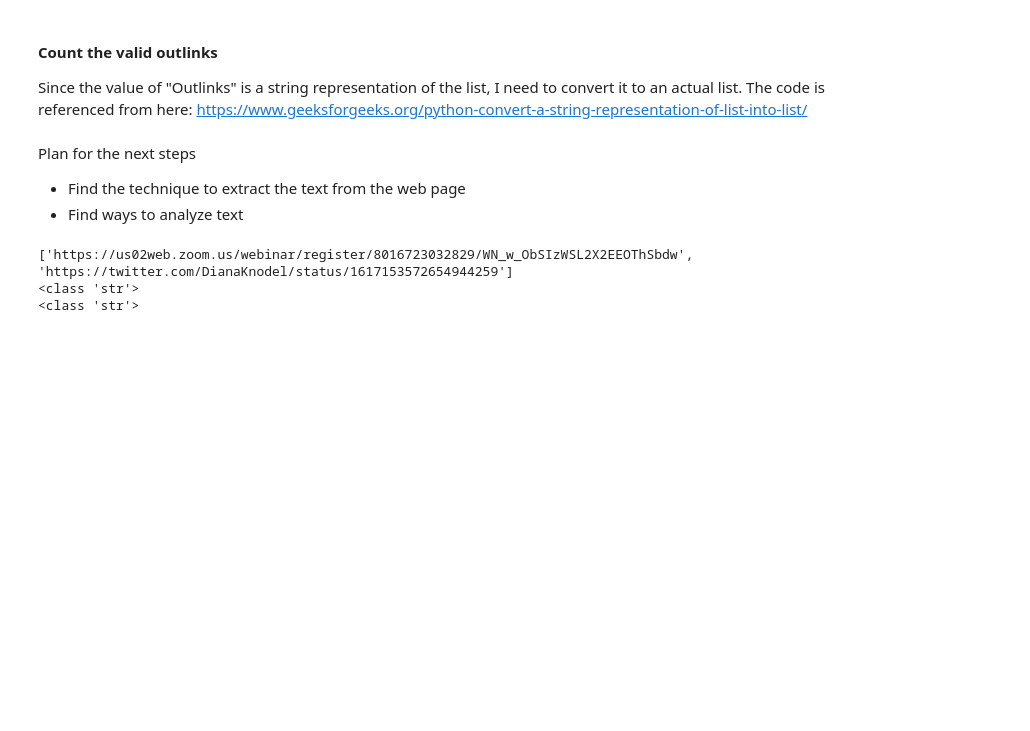
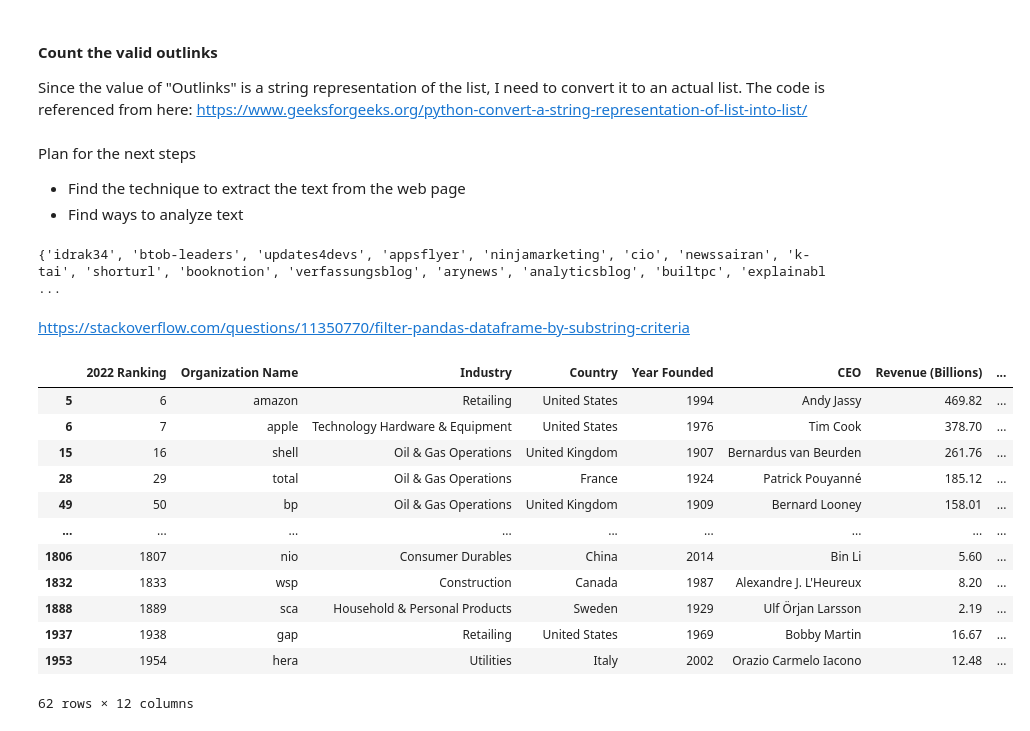
Before and after one commit to hanlily666/2023Fall_Projects, a Jupyter notebook: han_ruixin_final_project.ipynb, the cells around one changed output. Saved outputs shown, nothing was run; the diff lists cells and outputs as text; code cells hidden in the pictures; blank space fills up the shorter version.

Commit message:
get the first hypothesis

```diff
--- a/han_ruixin_final_project.ipynb
+++ b/han_ruixin_final_project.ipynb
@@ -67,18 +62,3 @@ def fetch_url_with_html_tree(url: str) -> lxml.etree:
 Plan for the next steps
 - Find the technique to extract the text from the web page
 - Find ways to analyze text
-# %%
-with open('chatgpt1.csv', mode ='r') as file:
-    csvFile = csv.DictReader(file)
-    for lines in csvFile:
-        outlinks = lines['Outlinks']
-        if outlinks:
-            print(outlinks)
-            outlinks_list = ast.literal_eval(outlinks)
-            for url in outlinks_list:
-                tree = fetch_url_with_html_tree(url)
-            break
-# %% [output]
-['https://us02web.zoom.us/webinar/register/8016723032829/WN_w_ObSIzWSL2X2EEOThSbdw', 'https://twitter.com/DianaKnodel/status/1617153572654944259']
-<class 'str'>
-<class 'str'>
@@ -84,0 +70,41 @@ with open('chatgpt1.csv', mode ='r') as file:
+# %%
+import pandas as pd
+from urllib.parse import urlparse
+import ast
+
+def extract_hostname(url: str) -> str:
+    parsed_url = urlparse(url)
+    hostname = parsed_url.hostname
+    # Split the hostname by '.'
+    parts = hostname.split('.')
+    # If there is only one dot, extract the first part
+    if len(parts) == 2:
+        hostname = parts[0]
+    # If there are more than two dots and the first part is not 'www', use the first part
+    elif len(parts) > 2 and parts[0] != 'www':
+        hostname = parts[0]
+    # If there are two dots, extract the second part
+    elif len(parts) == 3:
+        hostname = parts[1]
+    return hostname
+
+# Read the CSV file into a DataFrame
+df = pd.read_csv('chatgpt1.csv')
+
+# Drop rows where 'Outlinks' is NaN
+df = df.dropna(subset=['Outlinks'])
+
+# Convert 'Outlinks' from string representation of list to actual list
+df['Outlinks'] = df['Outlinks'].apply(ast.literal_eval)
+
+# Extract hostnames from each URL in 'Outlinks' and add them to a set
+all_hostnames = set()
+for outlinks in df['Outlinks']:
+    for url in outlinks:
+        all_hostnames.add(extract_hostname(url))
+
+print(all_hostnames)
+# %% [output]
+{'idrak34', 'btob-leaders', 'updates4devs', 'appsflyer', 'ninjamarketing', 'cio', 'newssairan', 'k-tai', 'shorturl', 'booknotion', 'verfassungsblog', 'arynews', 'analyticsblog', 'builtpc', 'explainabl ...
+# %% [markdown]
+https://stackoverflow.com/questions/11350770/filter-pandas-dataframe-by-substring-criteria
@@ -84,0 +119,20 @@ with open('chatgpt1.csv', mode ='r') as file:
+# %%
+# Add a new column 'hostname' to df_forbes that contains the hostname if the 'Organization Name' is in the 'hostname' Series of df_hostnames, otherwise N/A
+df_forbes['hostname'] = df_forbes['Organization Name'].apply(lambda x: x if df_hostnames['hostname'].str.contains(x).any() else 'N/A')
+
+matched_hostname = df_forbes[df_forbes['hostname'] != 'N/A']
+matched_hostname
+# %% [output]
+|  | 2022 Ranking | Organization Name | Industry | Country | Year Founded | CEO | Revenue (Billions) | ... |
+| 5 | 6 | amazon | Retailing | United States | 1994 | Andy Jassy | 469.82 | ... |
+| 6 | 7 | apple | Technology Hardware & Equipment | United States | 1976 | Tim Cook | 378.70 | ... |
+| 15 | 16 | shell | Oil & Gas Operations | United Kingdom | 1907 | Bernardus van Beurden | 261.76 | ... |
+| 28 | 29 | total | Oil & Gas Operations | France | 1924 | Patrick Pouyanné | 185.12 | ... |
+| 49 | 50 | bp | Oil & Gas Operations | United Kingdom | 1909 | Bernard Looney | 158.01 | ... |
+| ... | ... | ... | ... | ... | ... | ... | ... | ... |
+| 1806 | 1807 | nio | Consumer Durables | China | 2014 | Bin Li | 5.60 | ... |
+| 1832 | 1833 | wsp | Construction | Canada | 1987 | Alexandre J. L'Heureux | 8.20 | ... |
+| 1888 | 1889 | sca | Household & Personal Products | Sweden | 1929 | Ulf Örjan Larsson | 2.19 | ... |
+| 1937 | 1938 | gap | Retailing | United States | 1969 | Bobby Martin | 16.67 | ... |
+| 1953 | 1954 | hera | Utilities | Italy | 2002 | Orazio Carmelo Iacono | 12.48 | ... |
+62 rows × 12 columns
```
Also changed, not shown: parts of 12 cells of this notebook, 2 other files.
